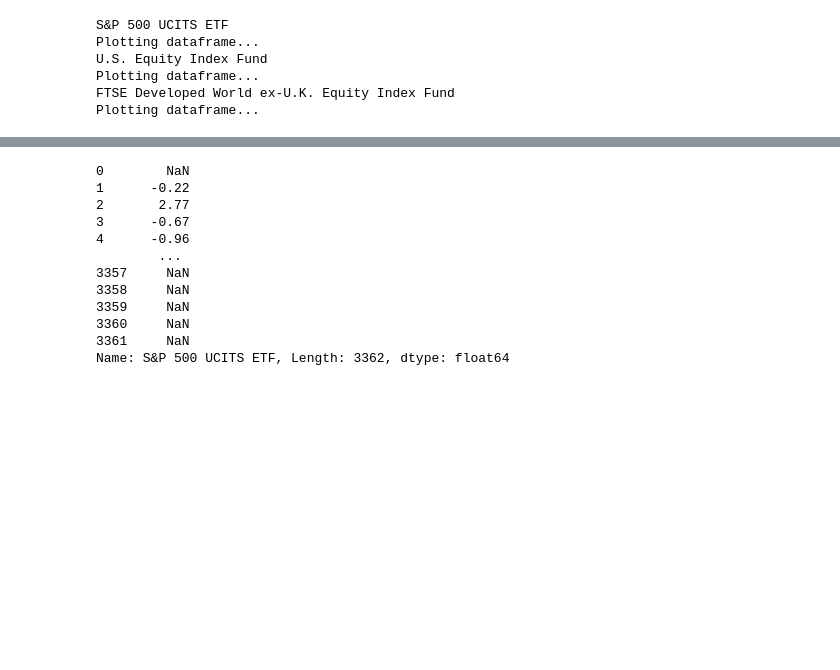
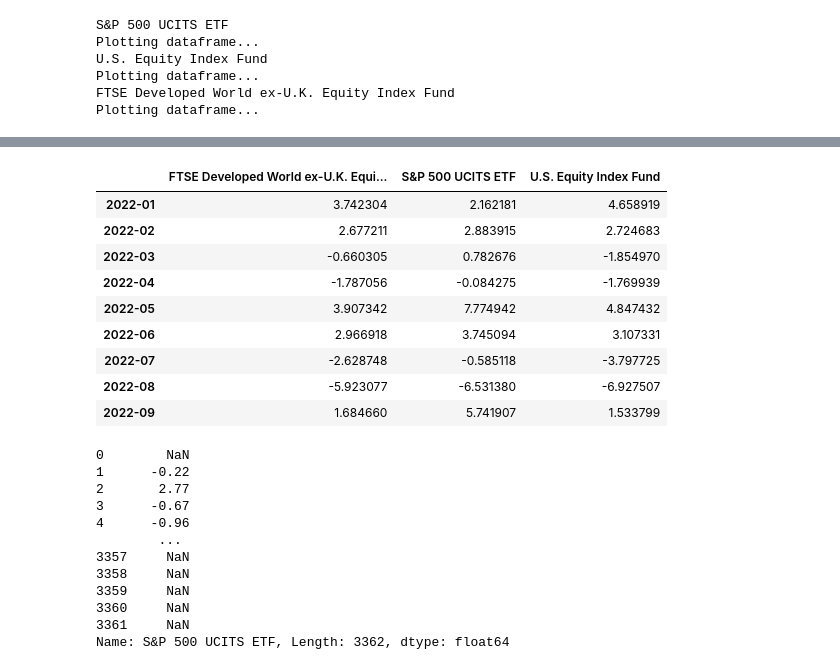
Before and after one commit to weronikazak/Intrinsic_Value, a Jupyter notebook: Vanguard/Plot_Exercises.ipynb, the cells around one changed output, grey strips where cells are left out. Cells and saved outputs as stored; diff of their text form; code cells hidden in the pictures; blank space fills up the shorter version.

```diff
--- a/Vanguard/Plot_Exercises.ipynb
+++ b/Vanguard/Plot_Exercises.ipynb
@@ -40,3 +58,25 @@ data
+# %%
+d = pd.DataFrame()
+data_prev = data.iloc[1:, :]
+for prev, nxt in zip(data.iterrows(), data_prev.iterrows()):
+    i, row_prev = prev
+    j, row_next = nxt
+
+    increase = 100*(row_prev - row_next)/row_prev
+    increase.name = j
+    d = d.append(increase)
+d
+# %% [output]
+|  | FTSE Developed World ex-U.K. Equi... | S&P 500 UCITS ETF | U.S. Equity Index Fund |
+| 2022-01 | 3.742304 | 2.162181 | 4.658919 |
+| 2022-02 | 2.677211 | 2.883915 | 2.724683 |
+| 2022-03 | -0.660305 | 0.782676 | -1.854970 |
+| 2022-04 | -1.787056 | -0.084275 | -1.769939 |
+| 2022-05 | 3.907342 | 7.774942 | 4.847432 |
+| 2022-06 | 2.966918 | 3.745094 | 3.107331 |
+| 2022-07 | -2.628748 | -0.585118 | -3.797725 |
+| 2022-08 | -5.923077 | -6.531380 | -6.927507 |
+| 2022-09 | 1.684660 | 5.741907 | 1.533799 |
 # %%
 data[data.columns[1]].diff()
 # %% [output]
```
Also changed, not shown: parts of 2 cells of this notebook, 13 other files.
